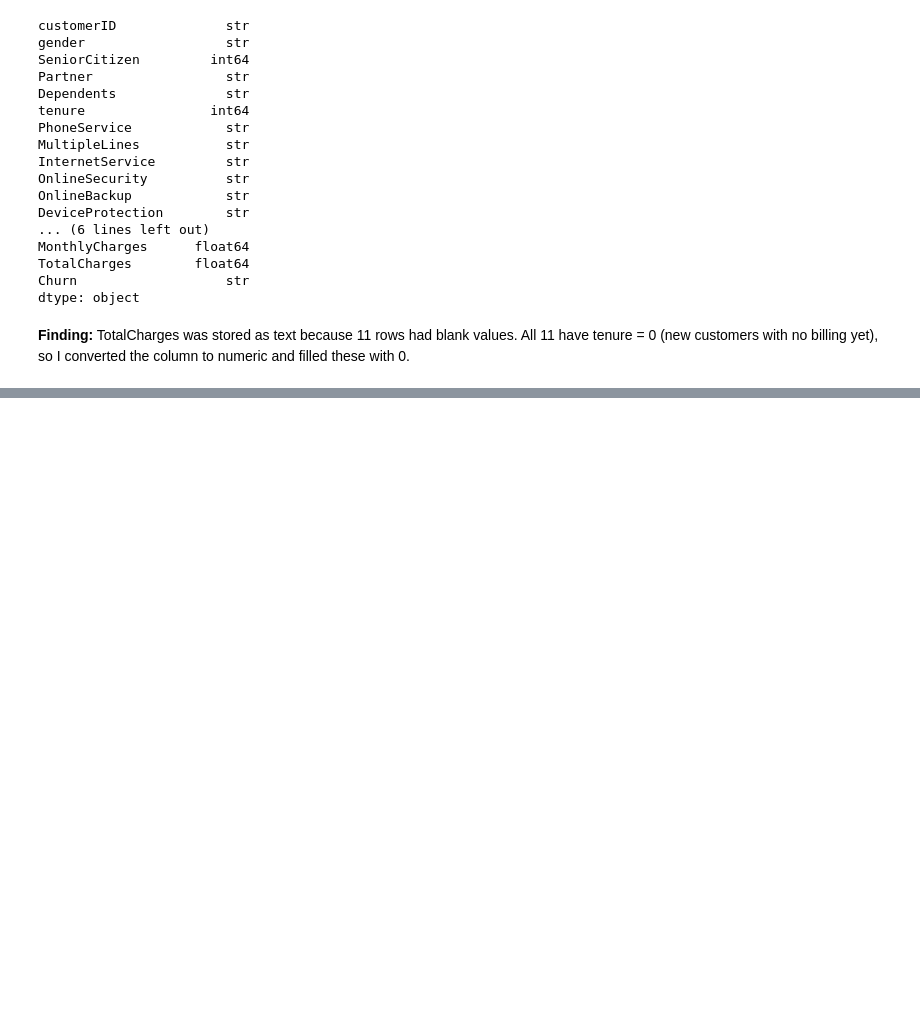
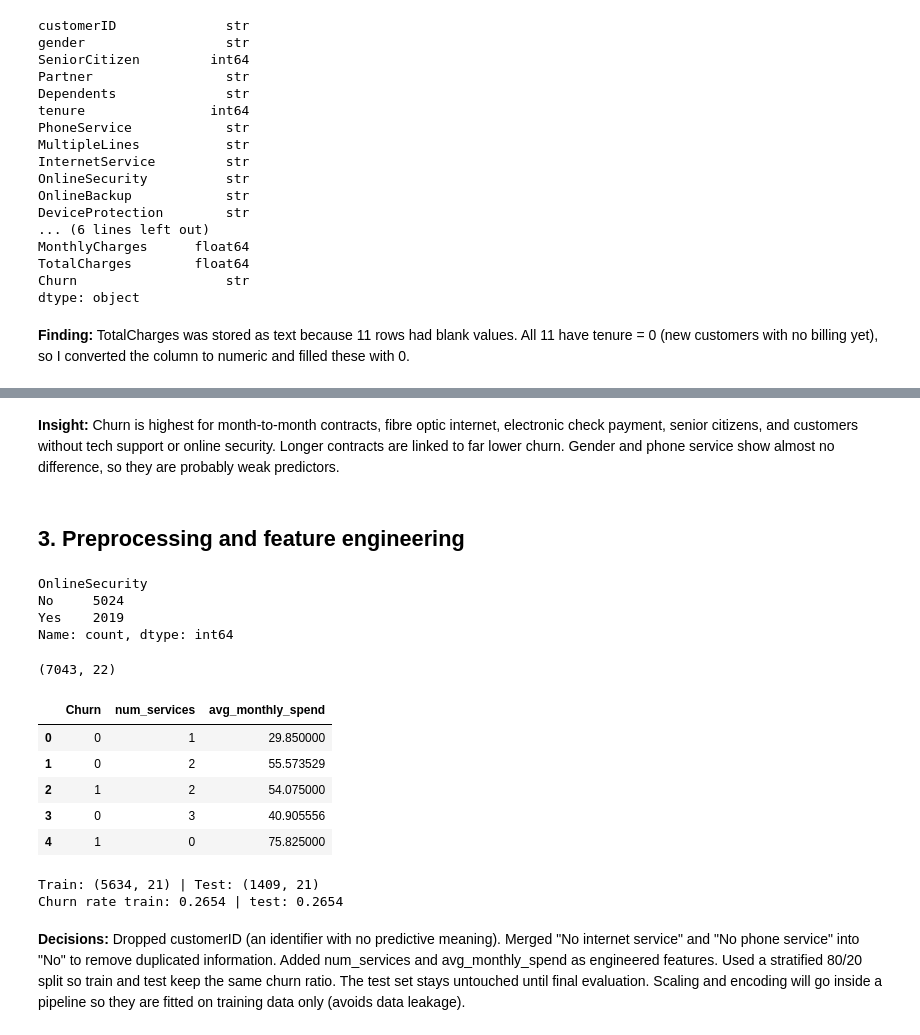
Before and after one commit to urmaneeshjayawardena/telco-churn, a Jupyter notebook: churn_classification.ipynb, the cells around one changed output, grey strips where cells are left out. Saved outputs shown, nothing was run; the diff lists cells and outputs as text; code cells hidden in the pictures; blank space fills up the shorter version.

Commit message:
Preprocessing: tidy categories, engineer features, stratified train/test split

```diff
--- a/churn_classification.ipynb
+++ b/churn_classification.ipynb
@@ -94,0 +140,52 @@ dtype: object
+# %% [markdown]
+**Insight:** Churn is highest for month-to-month contracts, fibre optic internet, electronic check payment, senior citizens, and customers without tech support or online security. Longer contracts are linked to far lower churn. Gender and phone service show almost no difference, so they are probably weak predictors.
+# %% [markdown]
+## 3. Preprocessing and feature engineering
+# %%
+service_cols = ["MultipleLines", "OnlineSecurity", "OnlineBackup", "DeviceProtection",
+                "TechSupport", "StreamingTV", "StreamingMovies"]
+for c in service_cols:
+    df[c] = df[c].replace({"No internet service": "No", "No phone service": "No"})
+
+df["OnlineSecurity"].value_counts()
+# %% [output]
+OnlineSecurity
+No     5024
+Yes    2019
+Name: count, dtype: int64
+# %%
+data = df.drop(columns="customerID").copy()
+data["Churn"] = (data["Churn"] == "Yes").astype(int)
+
+addon_cols = ["OnlineSecurity", "OnlineBackup", "DeviceProtection",
+              "TechSupport", "StreamingTV", "StreamingMovies"]
+data["num_services"] = (data[addon_cols] == "Yes").sum(axis=1)
+data["avg_monthly_spend"] = data["TotalCharges"] / data["tenure"].clip(lower=1)
+
+print(data.shape)
+data[["Churn", "num_services", "avg_monthly_spend"]].head()
+# %% [output]
+(7043, 22)
+|  | Churn | num_services | avg_monthly_spend |
+| 0 | 0 | 1 | 29.850000 |
+| 1 | 0 | 2 | 55.573529 |
+| 2 | 1 | 2 | 54.075000 |
+| 3 | 0 | 3 | 40.905556 |
+| 4 | 1 | 0 | 75.825000 |
+# %%
+from sklearn.model_selection import train_test_split
+
+X = data.drop(columns="Churn")
+y = data["Churn"]
+
+X_train, X_test, y_train, y_test = train_test_split(
+    X, y, test_size=0.2, stratify=y, random_state=42
+)
+
+print("Train:", X_train.shape, "| Test:", X_test.shape)
+print("Churn rate train:", y_train.mean().round(4), "| test:", y_test.mean().round(4))
+# %% [output]
+Train: (5634, 21) | Test: (1409, 21)
+Churn rate train: 0.2654 | test: 0.2654
+# %% [markdown]
+**Decisions:** Dropped customerID (an identifier with no predictive meaning). Merged "No internet service" and "No phone service" into "No" to remove duplicated information. Added num_services and avg_monthly_spend as engineered features. Used a stratified 80/20 split so train and test keep the same churn ratio. The test set stays untouched until final evaluation. Scaling and encoding will go inside a pipeline so they are fitted on training data only (avoids data leakage).
```
Also changed, not shown: parts of 3 cells of this notebook.
